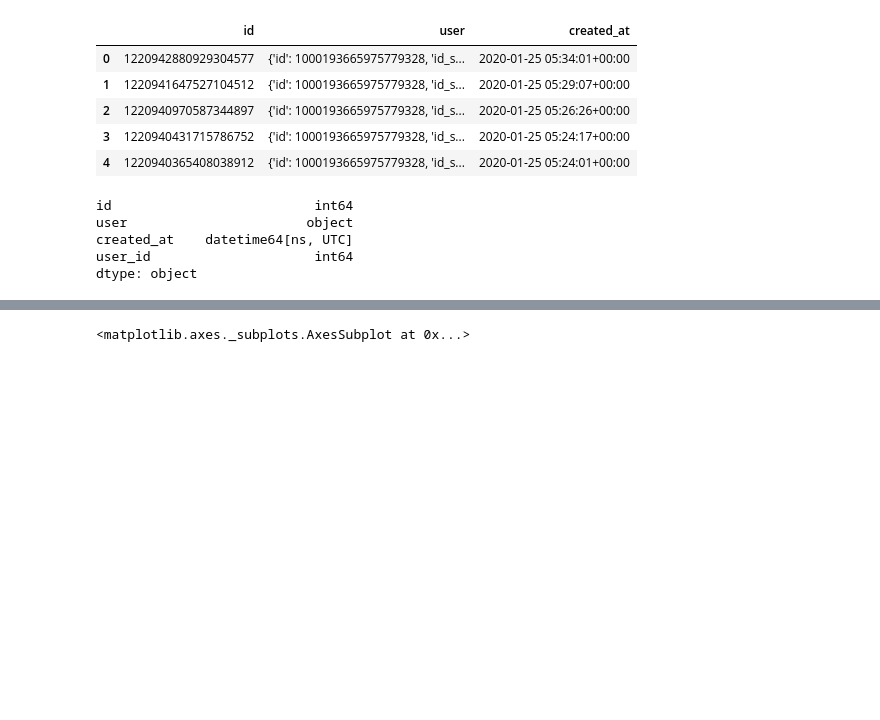
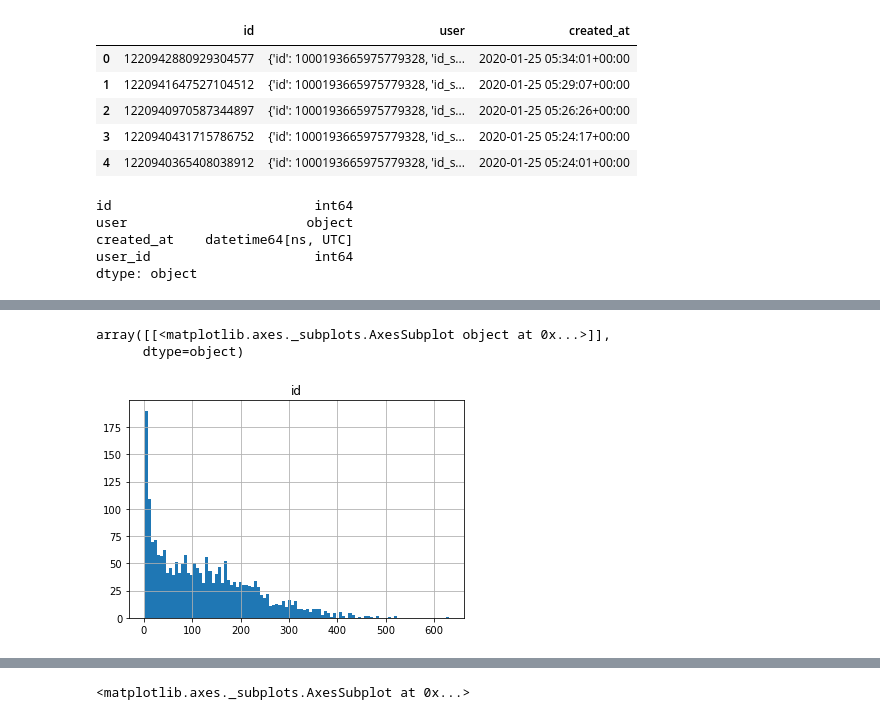
Before and after one commit to galynz/causal_inference_project, a Jupyter notebook: analysis/acitivy_analysis.ipynb, the cells around one changed output, grey strips where cells are left out. Drawn from its saved outputs; the diff is of its cells as text; code cells hidden in the pictures; blank space fills up the shorter version.

```diff
--- a/analysis/acitivy_analysis.ipynb
+++ b/analysis/acitivy_analysis.ipynb
@@ -57,0 +97,6 @@ by_hour_df = pd.read_json(r"D:\Research\retweeters_activities4.ndjson\0.part", l
+# %%
+counted.hist(bins=100)
+# %% [output]
+array([[<matplotlib.axes._subplots.AxesSubplot object at 0x...>]],
+      dtype=object)
+[figure, added]
```
Also changed, not shown: parts of 13 cells of this notebook, 12 other files.
